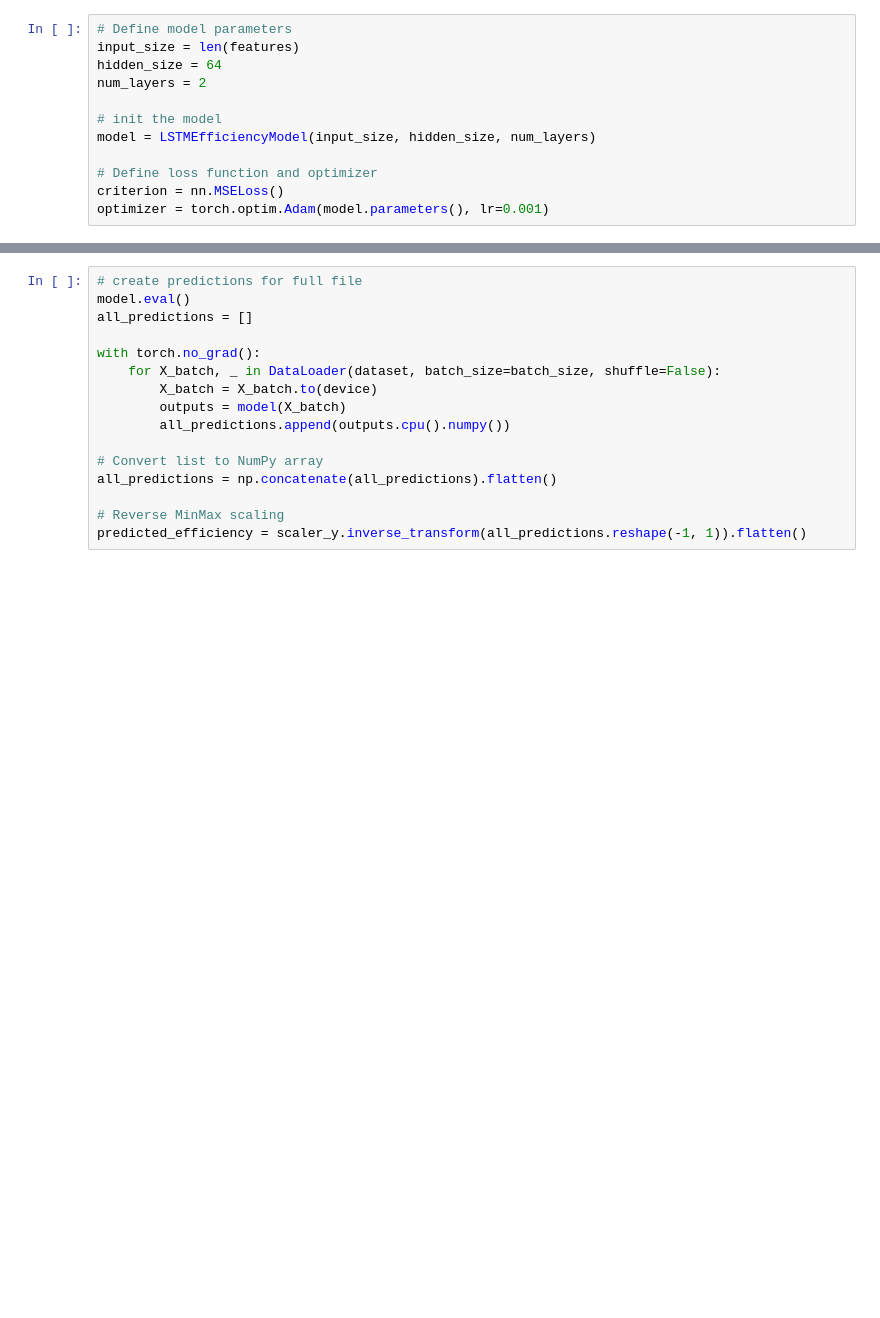
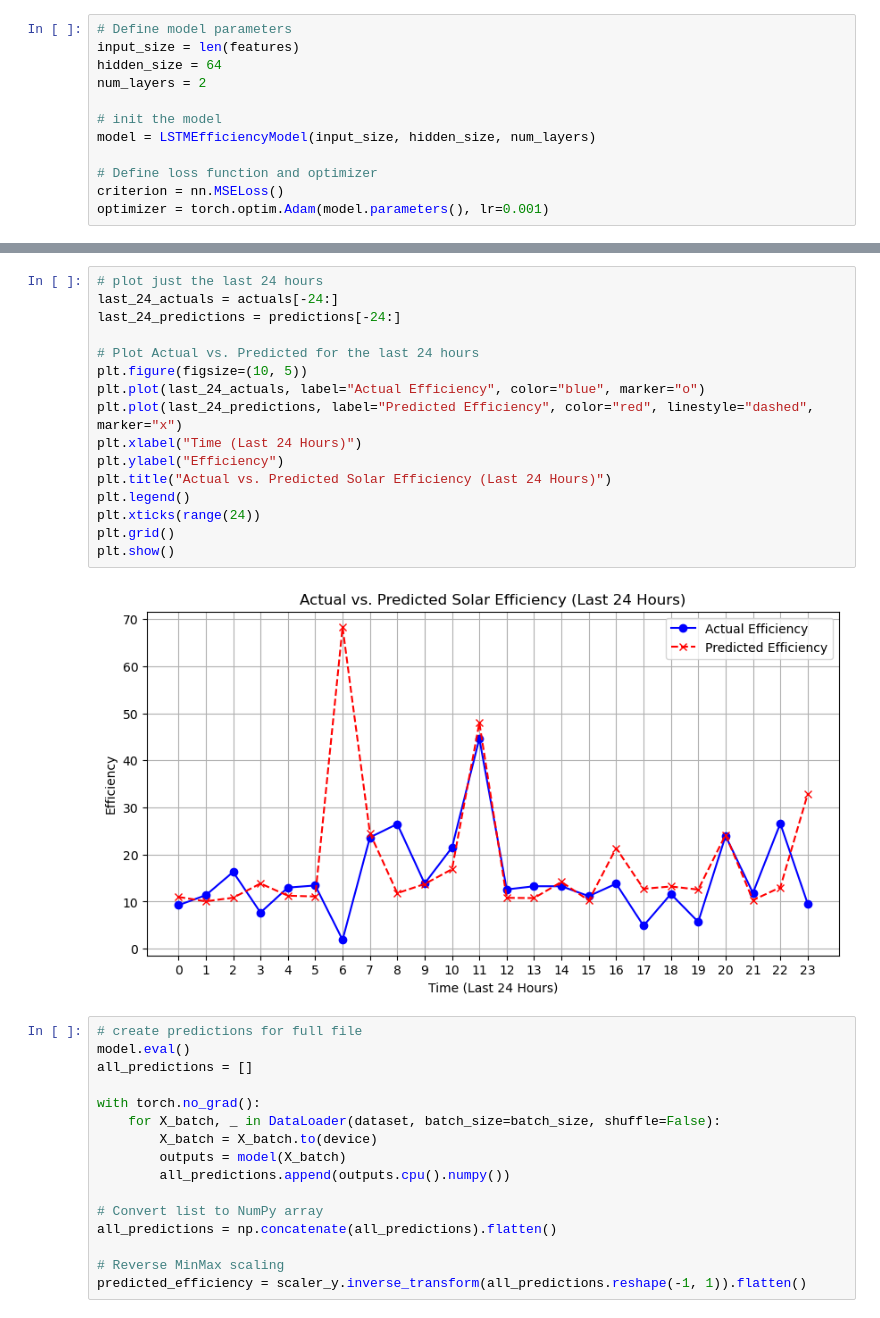
Before and after one commit to navanodonavan/MSAAI530_Final_Project_G6, a Jupyter notebook: MSAAI530_Group6_LSTM_Efficiency.ipynb, the cells around one changed output, grey strips where cells are left out. Cells and saved outputs as stored; diff of their text form; blank space fills up the shorter version.

```diff
--- a/MSAAI530_Group6_LSTM_Efficiency.ipynb
+++ b/MSAAI530_Group6_LSTM_Efficiency.ipynb
@@ -316,3 +340,21 @@ plt.show()
+# %%
+# plot just the last 24 hours
+last_24_actuals = actuals[-24:]
+last_24_predictions = predictions[-24:]
+
+# Plot Actual vs. Predicted for the last 24 hours
+plt.figure(figsize=(10, 5))
+plt.plot(last_24_actuals, label="Actual Efficiency", color="blue", marker="o")
+plt.plot(last_24_predictions, label="Predicted Efficiency", color="red", linestyle="dashed", marker="x")
+plt.xlabel("Time (Last 24 Hours)")
+plt.ylabel("Efficiency")
+plt.title("Actual vs. Predicted Solar Efficiency (Last 24 Hours)")
+plt.legend()
+plt.xticks(range(24))
+plt.grid()
+plt.show()
+# %% [output]
+[figure, added]
 # %%
 # create predictions for full file
 model.eval()
```
Also changed, not shown: parts of 14 cells of this notebook.
